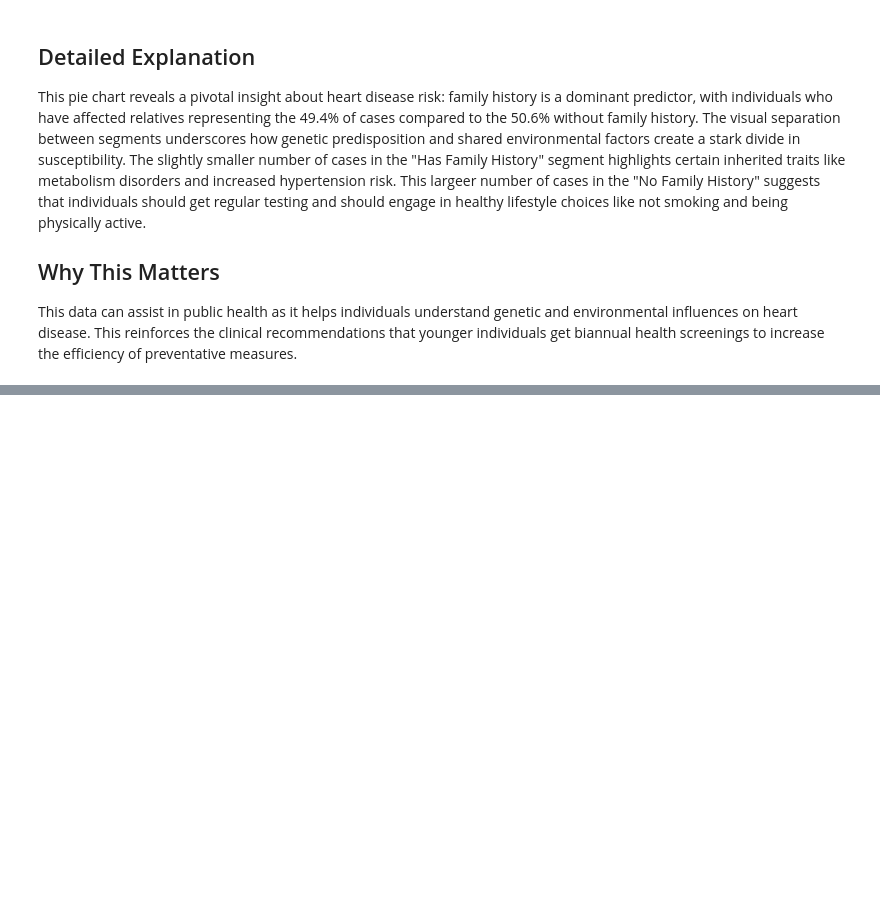
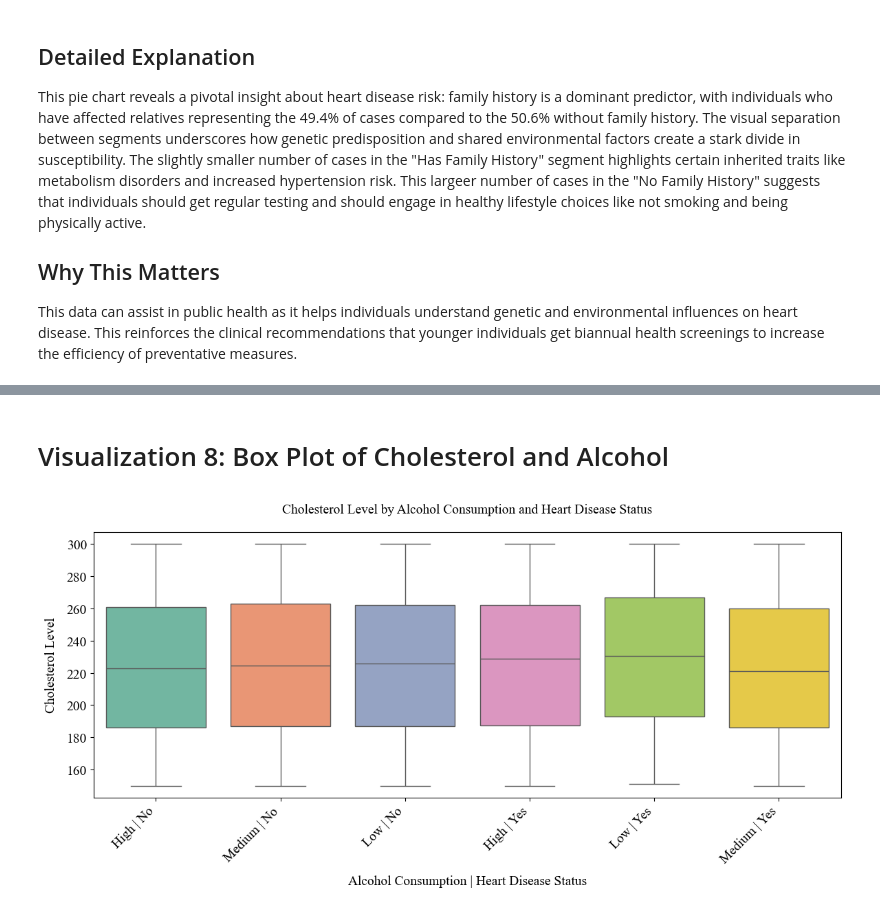
Before and after one commit to IsaacFerry/CS445-Final-Project, a Jupyter notebook: CS445_FinalProject.ipynb, the cells around one changed output, grey strips where cells are left out. Saved outputs shown, nothing was run; the diff lists cells and outputs as text; code cells hidden in the pictures; blank space fills up the shorter version.

```diff
--- a/CS445_FinalProject.ipynb
+++ b/CS445_FinalProject.ipynb
@@ -319,0 +395,32 @@ This data can assist in public health as it helps individuals understand genetic
+# %% [markdown]
+# Visualization 8: Box Plot of Cholesterol and Alcohol
+# %%
+# Set the global font style
+plt.rcParams.update({
+    'font.family': 'Times New Roman',
+    'font.size': 14
+})
+
+# Filtering and plotting cholesterol levels by alcohol consumption and heart disease status
+filtered_df = df[['Cholesterol Level', 'Alcohol Consumption', 'Heart Disease Status']]
+
+# Create a new column for grouping
+filtered_df['Grouped_Alc'] = filtered_df['Alcohol Consumption'] + ' | ' + filtered_df['Heart Disease Status']
+
+# Plotting the boxplot
+plt.figure(figsize=(12, 6))
+sns.boxplot(x='Grouped_Alc', y='Cholesterol Level', data=filtered_df, palette='Set2')
+
+# Set titles and labels with consistent styling
+plt.title('Cholesterol Level by Alcohol Consumption and Heart Disease Status',
+          pad=20, fontdict={'fontsize': 14, 'fontweight': 'normal'})
+plt.xlabel('Alcohol Consumption | Heart Disease Status', labelpad=10)
+plt.ylabel('Cholesterol Level', labelpad=10)
+
+# Adjust x-axis labels
+plt.xticks(rotation=45, ha='right')
+
+plt.tight_layout()
+plt.show()
+# %% [output]
+[figure, added]
```
Also changed, not shown: parts of 9 cells of this notebook.
